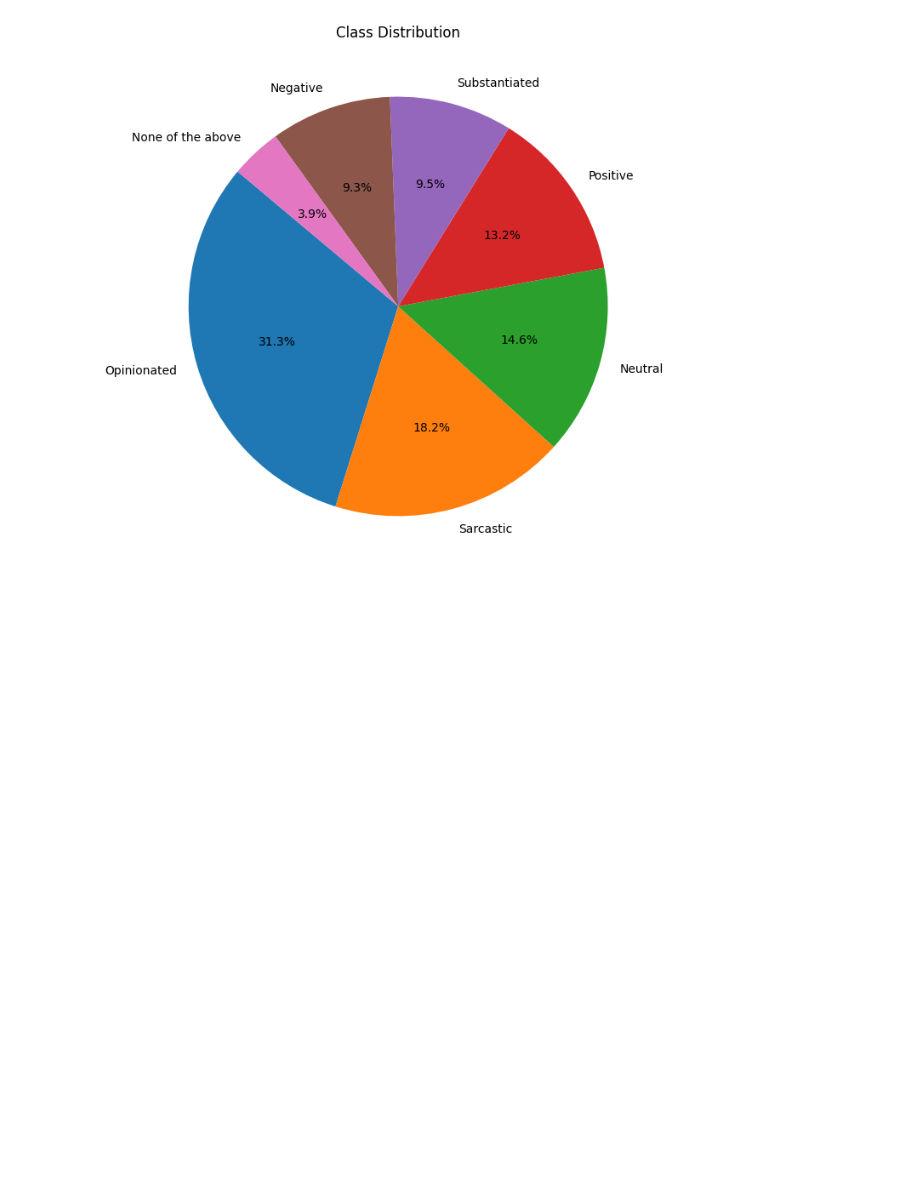
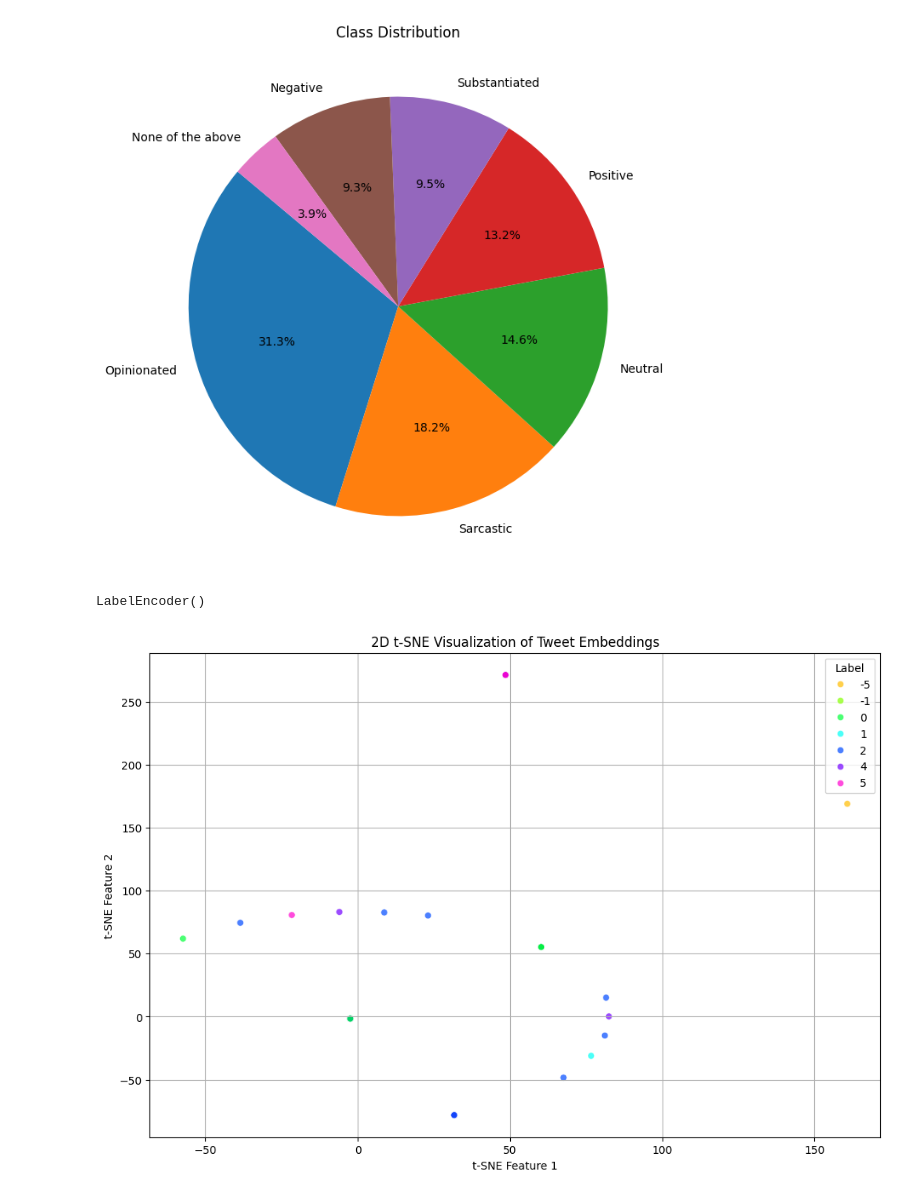
Before and after one commit to kavirajmetech/DravidianLangTechSharedTask, a Jupyter notebook: data_processing/EDA.ipynb, the cells around one changed output. Drawn from its saved outputs; the diff is of its cells as text; code cells hidden in the pictures; blank space fills up the shorter version.

```diff
--- a/data_processing/EDA.ipynb
+++ b/data_processing/EDA.ipynb
@@ -24,0 +123,18 @@ plt.show()
+# %%
+import pandas as pd
+import torch
+from sklearn.manifold import TSNE
+import matplotlib.pyplot as plt
+import seaborn as sns
+from mpl_toolkits.mplot3d import Axes3D
+import plotly.express as px
+from sklearn.preprocessing import LabelEncoder
+# Load embeddings and labels
+train_embeddings = torch.load('train_embeddings.pt').numpy()
+train_labels = torch.load('train_labels.pt').numpy()
+
+# Ensure label encoder is available
+label_encoder = LabelEncoder()
+label_encoder.fit(train_labels)
+# %% [output]
+LabelEncoder()
@@ -24,0 +165,33 @@ plt.show()
+# %%
+import matplotlib.pyplot as plt
+import seaborn as sns
+
+# Use t-SNE to reduce dimensions to 2D for visualization
+tsne = TSNE(n_components=2, random_state=42)
+train_embeddings_2d = tsne.fit_transform(train_embeddings)
+
+# Create a DataFrame for visualization
+df_viz_2d = pd.DataFrame({
+    'x': train_embeddings_2d[:, 0],
+    'y': train_embeddings_2d[:, 1],
+    'label': train_labels
+})
+
+# Plot the 2D embeddings with improved details
+plt.figure(figsize=(12, 8))
+sns.scatterplot(
+    x='x', y='y',
+    hue='label',
+    palette=sns.color_palette('hsv', len(label_encoder.classes_)),
+    data=df_viz_2d,
+    legend='full',
+    alpha=0.7
+)
+plt.title('2D t-SNE Visualization of Tweet Embeddings')
+plt.xlabel('t-SNE Feature 1')
+plt.ylabel('t-SNE Feature 2')
+plt.legend(title='Label', loc='upper right')
+plt.grid(True)
+plt.show()
+# %% [output]
+[figure, added]
```
Also changed, not shown: parts of 16 cells of this notebook, 4 other files.
